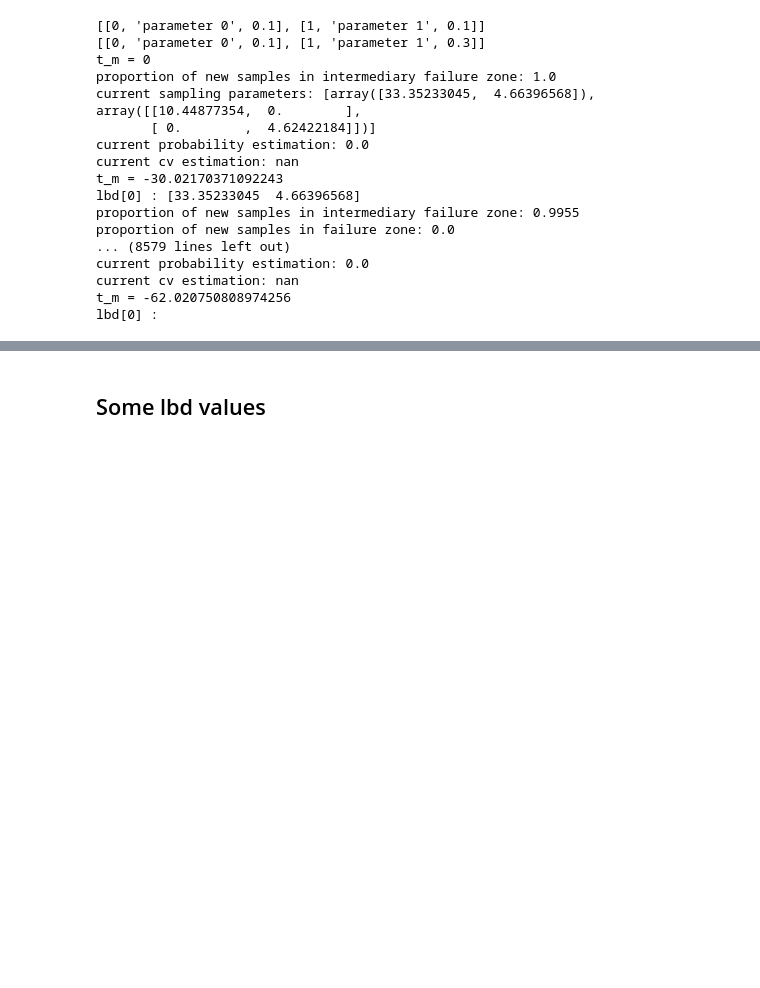
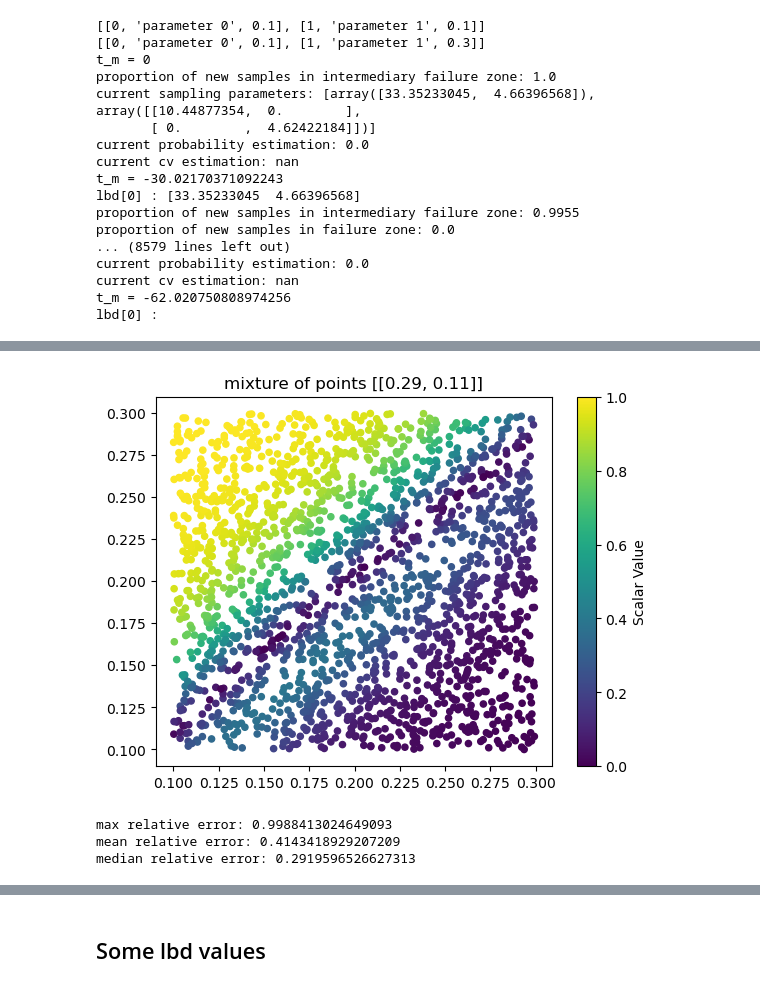
Before and after one commit to Jom0/Stepper_test, a Jupyter notebook: analytical_case.ipynb, the cells around one changed output, grey strips where cells are left out. Cells and saved outputs as stored; diff of their text form; code cells hidden in the pictures; blank space fills up the shorter version.

```diff
--- a/analytical_case.ipynb
+++ b/analytical_case.ipynb
@@ -138,0 +236,16 @@ loop ended
+# %%
+index = 1
+estimed_probas = [result[index][0] for result in full_results]
+relative_errors = np.abs(1-estimed_probas/p_true)
+plt.scatter(*zip(*full_lbd_samples),c=relative_errors,cmap='viridis', norm = norm,s=20)
+plt.title(f"mixture of points {[points[kept_index] for kept_index in indices_mixtures[index]]}")
+plt.colorbar(label='Scalar Value')  # Add a colorbar to show the gradient
+plt.show()
+print(f"max relative error: {np.max(relative_errors)}")
+print(f"mean relative error: {np.mean(relative_errors)}")
+print(f"median relative error: {np.median(relative_errors)}")
+# %% [output]
+[figure, added]
+max relative error: 0.9988413024649093
+mean relative error: 0.4143418929207209
+median relative error: 0.2919596526627313
```
Also changed, not shown: parts of 79 cells of this notebook, 9 other files.
